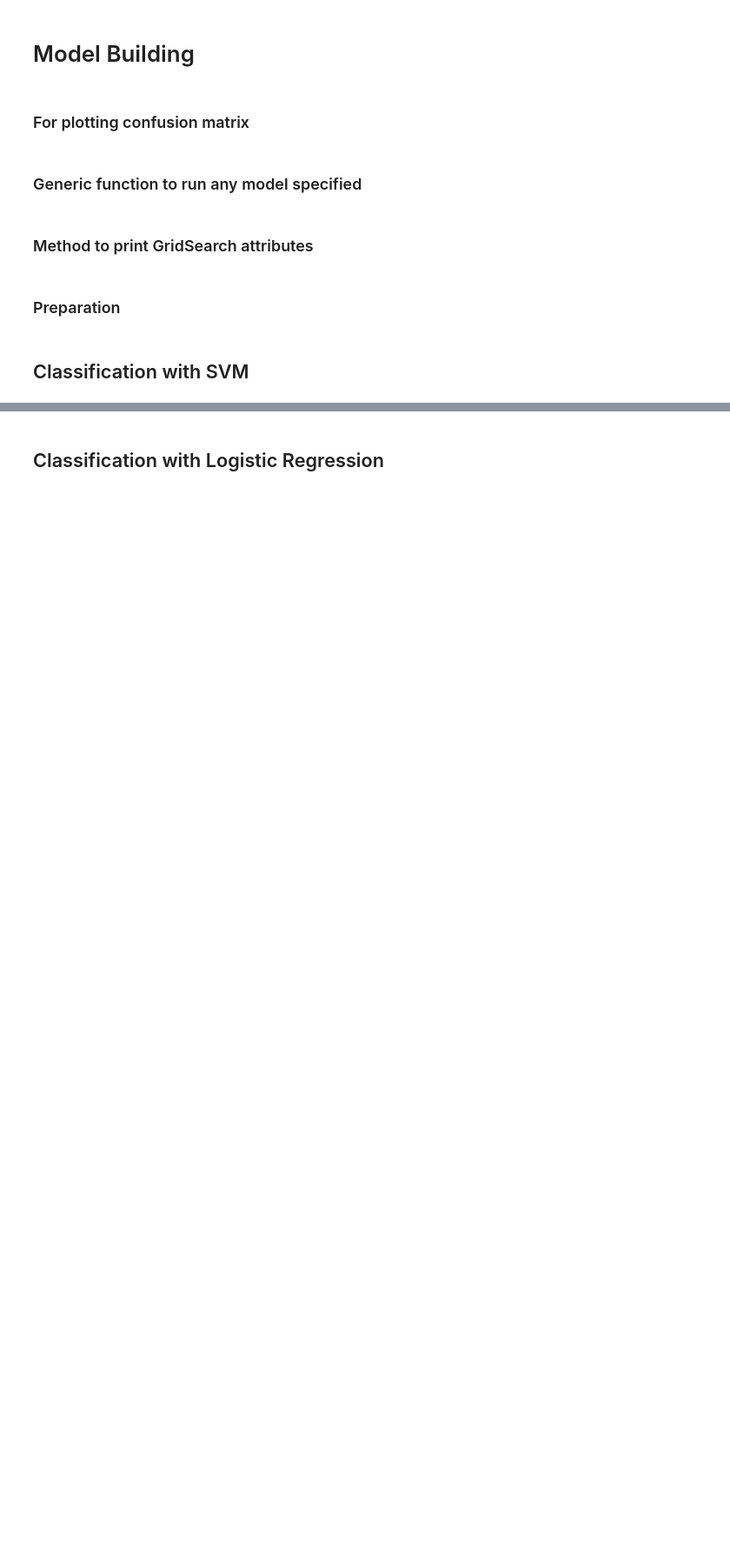
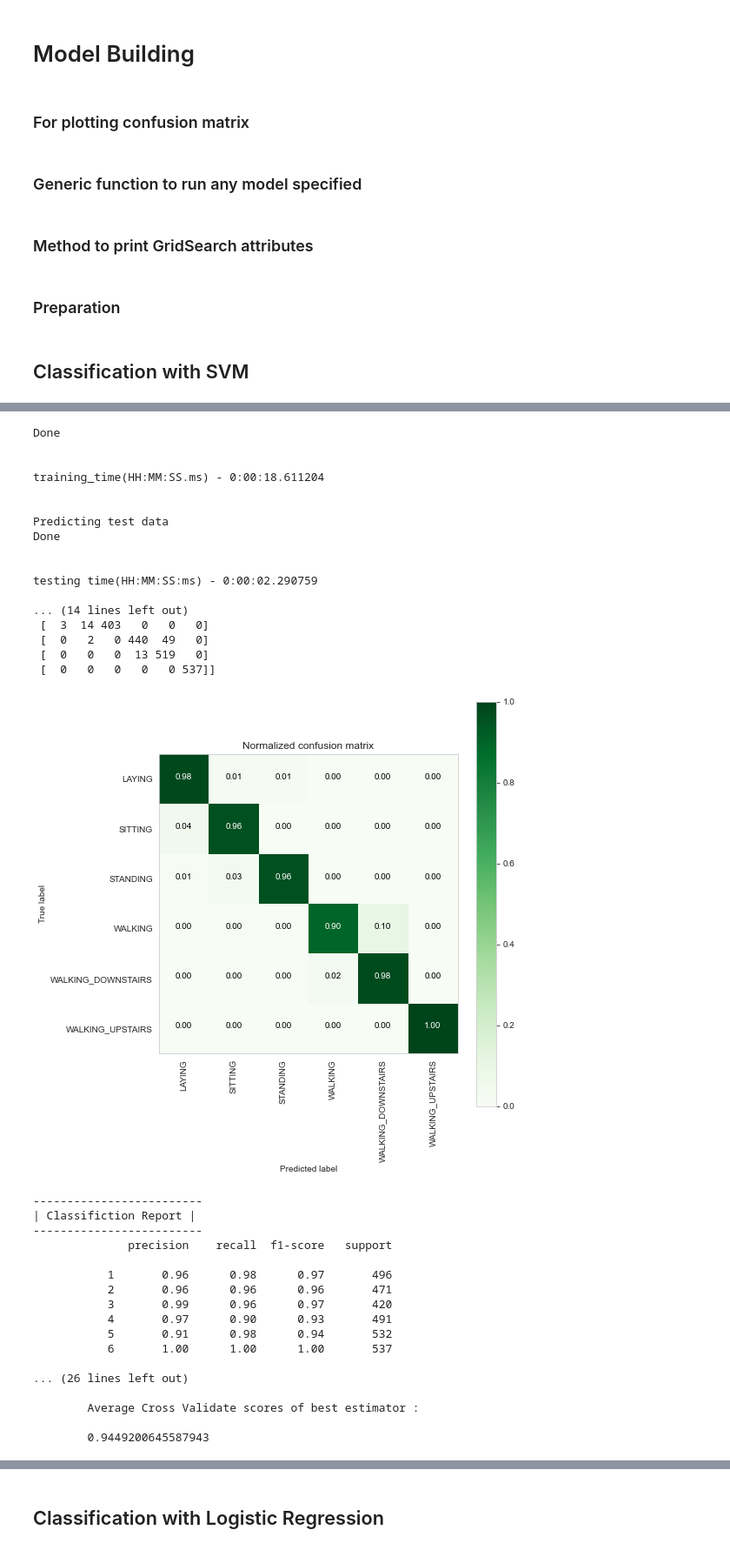
Before and after one commit to lohQ/hac-notebook, a Jupyter notebook: QY_Notebook.ipynb, the cells around one changed output, grey strips where cells are left out. Shown at 87% size. Saved outputs shown, nothing was run; the diff lists cells and outputs as text; code cells hidden in the pictures; blank space fills up the shorter version.

```diff
--- a/QY_Notebook.ipynb
+++ b/QY_Notebook.ipynb
@@ -497,0 +632,7 @@ testing time(HH:MM:SS:ms) - 0:00:00.009856
+# %%
+lr_svc = LinearSVC(dual=False, tol=0.0001, C=0.5)
+lr_svc.fit(X_train_dropped, y_train)
+y_pred = lr_svc.predict(X_test_dropped)
+print("Linear SVC Accuracy: {}".format(metrics.accuracy_score(y_pred, y_test)))
+scores = cross_val_score(lr_svc, X_train_dropped, y_train, cv=5)
+print("Accuracy: %0.5f (+/- %0.5f)" % (scores.mean(), scores.std()*2))
@@ -497,0 +644,7 @@ testing time(HH:MM:SS:ms) - 0:00:00.009856
+# %%
+lr_svc = LinearSVC(dual=False, tol=0.00001, C=0.6)
+lr_svc.fit(X_train_dropped, y_train)
+y_pred = lr_svc.predict(X_test_dropped)
+print("Linear SVC Accuracy: {}".format(metrics.accuracy_score(y_pred, y_test)))
+scores = cross_val_score(lr_svc, X_train_dropped, y_train, cv=5)
+print("Accuracy: %0.5f (+/- %0.5f)" % (scores.mean(), scores.std()*2))
@@ -599,0 +761,8 @@ testing time(HH:MM:SS:ms) - 0:00:00.867904
+# %%
+parameters = {'tol':[0.001, 0.0001, 0.00001]}
+svc = SVC(kernel='poly', C=10)
+svc_grid = GridSearchCV(svc, param_grid=parameters, n_jobs=8, verbose=1)
+svc_grid_results = perform_model(svc_grid, X_train_dropped, y_train, X_test_dropped, y_test, class_labels=labels)
+
+print_grid_search_attributes(svc_grid_results['model'])
+# %% [output]
@@ -599,0 +773,35 @@ testing time(HH:MM:SS:ms) - 0:00:00.867904
+Done
+
+
+training_time(HH:MM:SS.ms) - 0:00:18.611204
+
+
+Predicting test data
+Done
+
+
+testing time(HH:MM:SS:ms) - 0:00:02.290759
+
+... (14 lines left out)
+ [  3  14 403   0   0   0]
+ [  0   2   0 440  49   0]
+ [  0   0   0  13 519   0]
+ [  0   0   0   0   0 537]]
+[figure, added]
+-------------------------
+| Classifiction Report |
+-------------------------
+              precision    recall  f1-score   support
+
+           1       0.96      0.98      0.97       496
+           2       0.96      0.96      0.96       471
+           3       0.99      0.96      0.97       420
+           4       0.97      0.90      0.93       491
+           5       0.91      0.98      0.94       532
+           6       1.00      1.00      1.00       537
+
+... (26 lines left out)
+
+        Average Cross Validate scores of best estimator :
+
+        0.9449200645587943
```
Also changed, not shown: parts of 56 cells of this notebook.
